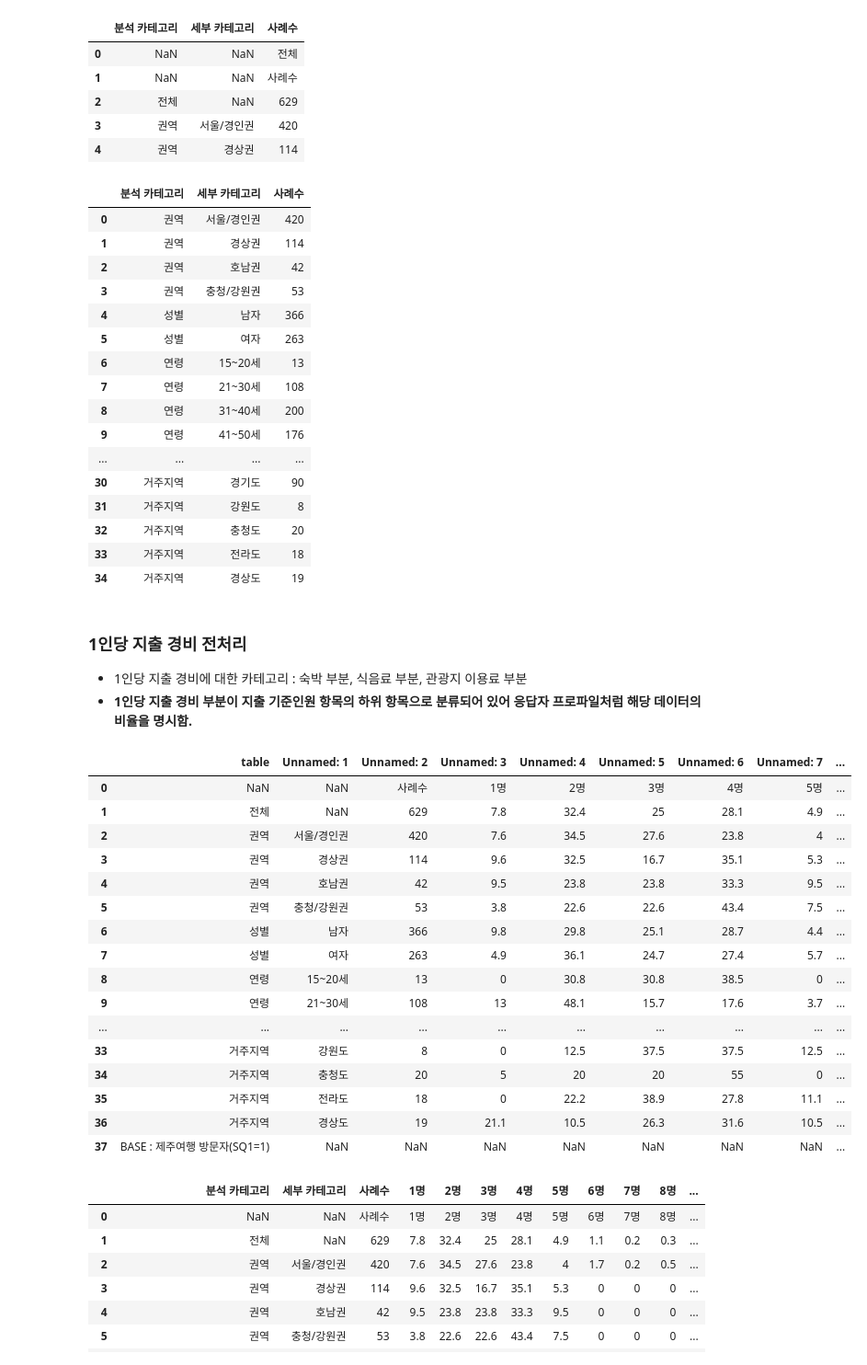
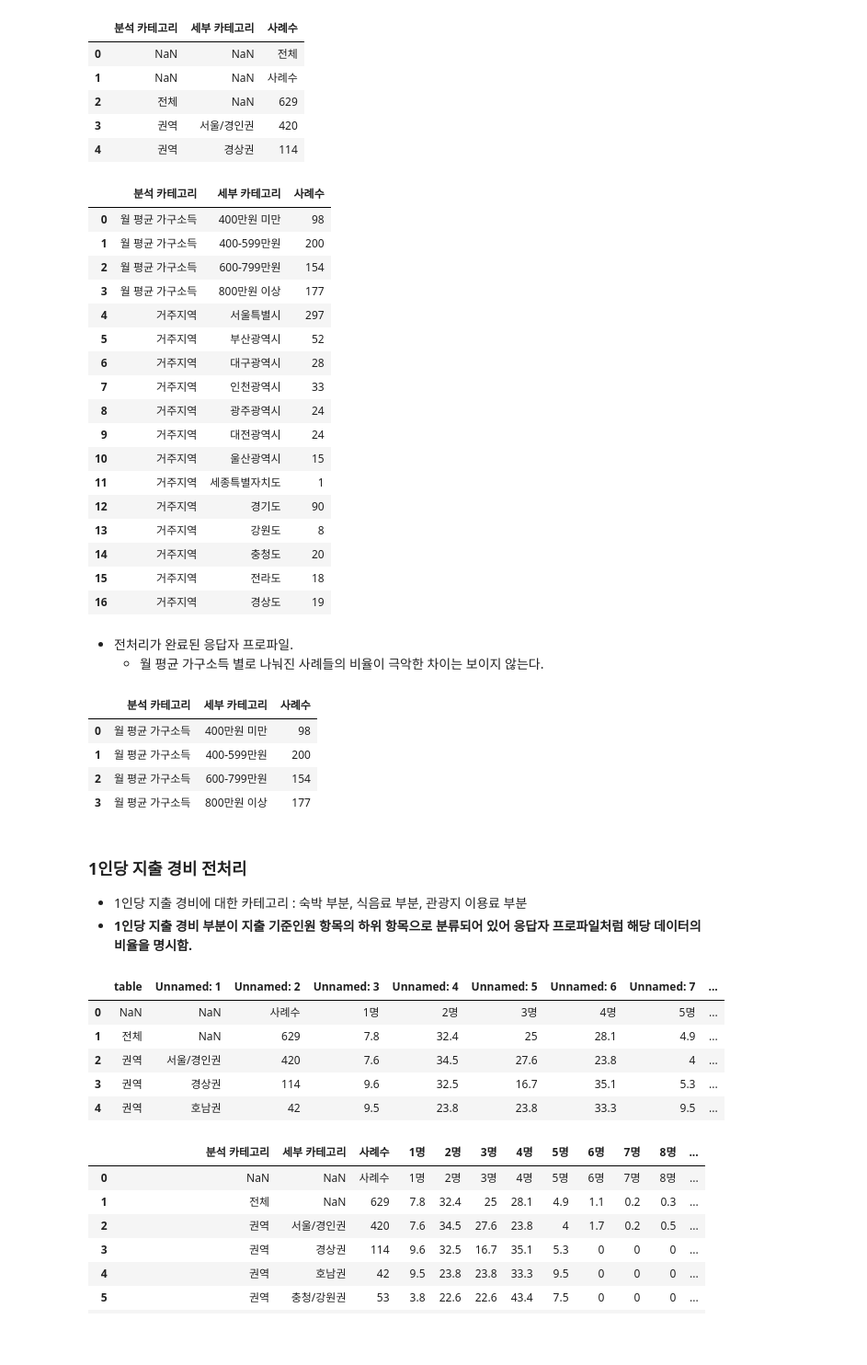
Before and after one commit to HaJeong-K/Jeju_project, a Jupyter notebook: 2022년 데이터 전처리.ipynb, the cells around one changed output. Shown at 92% size. Cells and saved outputs as stored; diff of their text form; code cells hidden in the pictures; blank space fills up the shorter version.

```diff
--- a/2022년 데이터 전처리.ipynb
+++ b/2022년 데이터 전처리.ipynb
@@ -36,51 +36,53 @@ profile_df_2022.head()
 | 3 | 권역 | 서울/경인권 | 420 |
 | 4 | 권역 | 경상권 | 114 |
 # %%
-profile_df_2022 = profile_df_2022.drop(index = [0, 1, 2]).reset_index(drop=True)
+profile_df_2022 = profile_df_2022.drop(index = range(0, 21)).reset_index(drop=True)
 profile_df_2022
 # %% [output]
 |  | 분석 카테고리 | 세부 카테고리 | 사례수 |
-| 0 | 권역 | 서울/경인권 | 420 |
-| 1 | 권역 | 경상권 | 114 |
-| 2 | 권역 | 호남권 | 42 |
-| 3 | 권역 | 충청/강원권 | 53 |
-| 4 | 성별 | 남자 | 366 |
-| 5 | 성별 | 여자 | 263 |
-| 6 | 연령 | 15~20세 | 13 |
-| 7 | 연령 | 21~30세 | 108 |
-| 8 | 연령 | 31~40세 | 200 |
-| 9 | 연령 | 41~50세 | 176 |
-| ... | ... | ... | ... |
-| 30 | 거주지역 | 경기도 | 90 |
-| 31 | 거주지역 | 강원도 | 8 |
-| 32 | 거주지역 | 충청도 | 20 |
-| 33 | 거주지역 | 전라도 | 18 |
-| 34 | 거주지역 | 경상도 | 19 |
+| 0 | 월 평균 가구소득 | 400만원 미만 | 98 |
+| 1 | 월 평균 가구소득 | 400-599만원 | 200 |
+| 2 | 월 평균 가구소득 | 600-799만원 | 154 |
+| 3 | 월 평균 가구소득 | 800만원 이상 | 177 |
+| 4 | 거주지역 | 서울특별시 | 297 |
+| 5 | 거주지역 | 부산광역시 | 52 |
+| 6 | 거주지역 | 대구광역시 | 28 |
+| 7 | 거주지역 | 인천광역시 | 33 |
+| 8 | 거주지역 | 광주광역시 | 24 |
+| 9 | 거주지역 | 대전광역시 | 24 |
+| 10 | 거주지역 | 울산광역시 | 15 |
+| 11 | 거주지역 | 세종특별자치도 | 1 |
+| 12 | 거주지역 | 경기도 | 90 |
+| 13 | 거주지역 | 강원도 | 8 |
+| 14 | 거주지역 | 충청도 | 20 |
+| 15 | 거주지역 | 전라도 | 18 |
+| 16 | 거주지역 | 경상도 | 19 |
+# %% [markdown]
+- 전처리가 완료된 응답자 프로파일.
+  + 월 평균 가구소득 별로 나눠진 사례들의 비율이 극악한 차이는 보이지 않는다.
+# %%
+profile_df_2022 = profile_df_2022.drop(index = range(4, 17)).reset_index(drop=True)
+profile_df_2022
+# %% [output]
+|  | 분석 카테고리 | 세부 카테고리 | 사례수 |
+| 0 | 월 평균 가구소득 | 400만원 미만 | 98 |
+| 1 | 월 평균 가구소득 | 400-599만원 | 200 |
+| 2 | 월 평균 가구소득 | 600-799만원 | 154 |
+| 3 | 월 평균 가구소득 | 800만원 이상 | 177 |
 # %% [markdown]
 ### 1인당 지출 경비 전처리
 - 1인당 지출 경비에 대한 카테고리 : 숙박 부분, 식음료 부분, 관광지 이용료 부분
 - **1인당 지출 경비 부분이 지출 기준인원 항목의 하위 항목으로 분류되어 있어 응답자 프로파일처럼 해당 데이터의 비율을 명시함.**
 # %%
 expenditure_standard_2022 = pd.read_excel(DATA_path + '2022년 지출 기준인원 - 1인당 지출 경비에 대한 상위 항목.xlsx')
-expenditure_standard_2022
+expenditure_standard_2022.head()
 # %% [output]
 |  | table | Unnamed: 1 | Unnamed: 2 | Unnamed: 3 | Unnamed: 4 | Unnamed: 5 | Unnamed: 6 | Unnamed: 7 | ... |
 | 0 | NaN | NaN | 사례수 | 1명 | 2명 | 3명 | 4명 | 5명 | ... |
 | 1 | 전체 | NaN | 629 | 7.8 | 32.4 | 25 | 28.1 | 4.9 | ... |
 | 2 | 권역 | 서울/경인권 | 420 | 7.6 | 34.5 | 27.6 | 23.8 | 4 | ... |
 | 3 | 권역 | 경상권 | 114 | 9.6 | 32.5 | 16.7 | 35.1 | 5.3 | ... |
 | 4 | 권역 | 호남권 | 42 | 9.5 | 23.8 | 23.8 | 33.3 | 9.5 | ... |
-| 5 | 권역 | 충청/강원권 | 53 | 3.8 | 22.6 | 22.6 | 43.4 | 7.5 | ... |
-| 6 | 성별 | 남자 | 366 | 9.8 | 29.8 | 25.1 | 28.7 | 4.4 | ... |
-| 7 | 성별 | 여자 | 263 | 4.9 | 36.1 | 24.7 | 27.4 | 5.7 | ... |
-| 8 | 연령 | 15~20세 | 13 | 0 | 30.8 | 30.8 | 38.5 | 0 | ... |
-| 9 | 연령 | 21~30세 | 108 | 13 | 48.1 | 15.7 | 17.6 | 3.7 | ... |
-| ... | ... | ... | ... | ... | ... | ... | ... | ... | ... |
-| 33 | 거주지역 | 강원도 | 8 | 0 | 12.5 | 37.5 | 37.5 | 12.5 | ... |
-| 34 | 거주지역 | 충청도 | 20 | 5 | 20 | 20 | 55 | 0 | ... |
-| 35 | 거주지역 | 전라도 | 18 | 0 | 22.2 | 38.9 | 27.8 | 11.1 | ... |
-| 36 | 거주지역 | 경상도 | 19 | 21.1 | 10.5 | 26.3 | 31.6 | 10.5 | ... |
-| 37 | BASE : 제주여행 방문자(SQ1=1) | NaN | NaN | NaN | NaN | NaN | NaN | NaN | ... |
 # %%
 columns = {'table' : '분석 카테고리',
            'Unnamed: 1' : '세부 카테고리',
```
Also changed, not shown: parts of 24 cells of this notebook.
